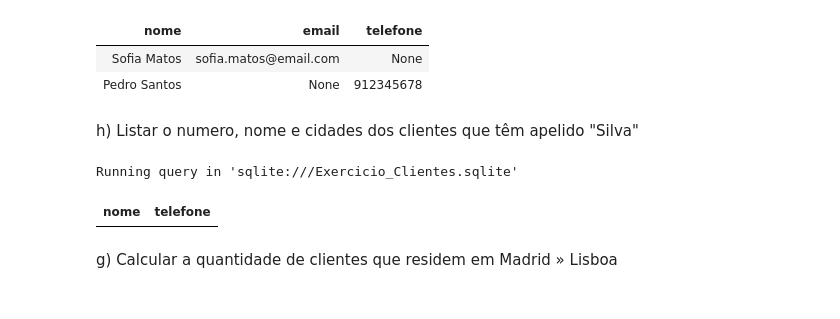
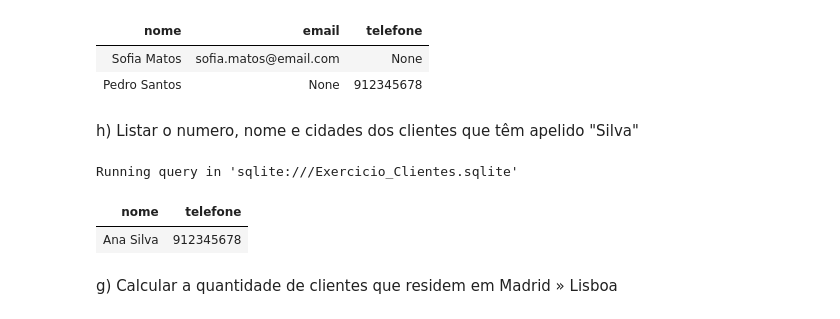
Before and after one commit to jpedrodias/FundamentosSQL, a Jupyter notebook: Week02/Exercicio_Clientes_resolvido.ipynb, the cells around one changed output. Saved outputs shown, nothing was run; the diff lists cells and outputs as text; code cells hidden in the pictures.

```diff
--- a/Week02/Exercicio_Clientes_resolvido.ipynb
+++ b/Week02/Exercicio_Clientes_resolvido.ipynb
@@ -310,11 +343,12 @@ h) Listar o numero, nome e cidades dos clientes que têm apelido "Silva"
 # %%
 %%sql
 SELECT nome, telefone FROM clientes
 WHERE
-    codigo_postal LIKE '%Silva'
+    nome LIKE '%Silva'
 # %% [output]
 Running query in 'sqlite:///Exercicio_Clientes.sqlite'
 | nome | telefone |
+| Ana Silva | 912345678 |
 # %% [markdown]
 g) Calcular a quantidade de clientes que residem em Madrid » Lisboa
 # %%
```
Also changed, not shown: parts of 47 cells of this notebook, 2 other files.
